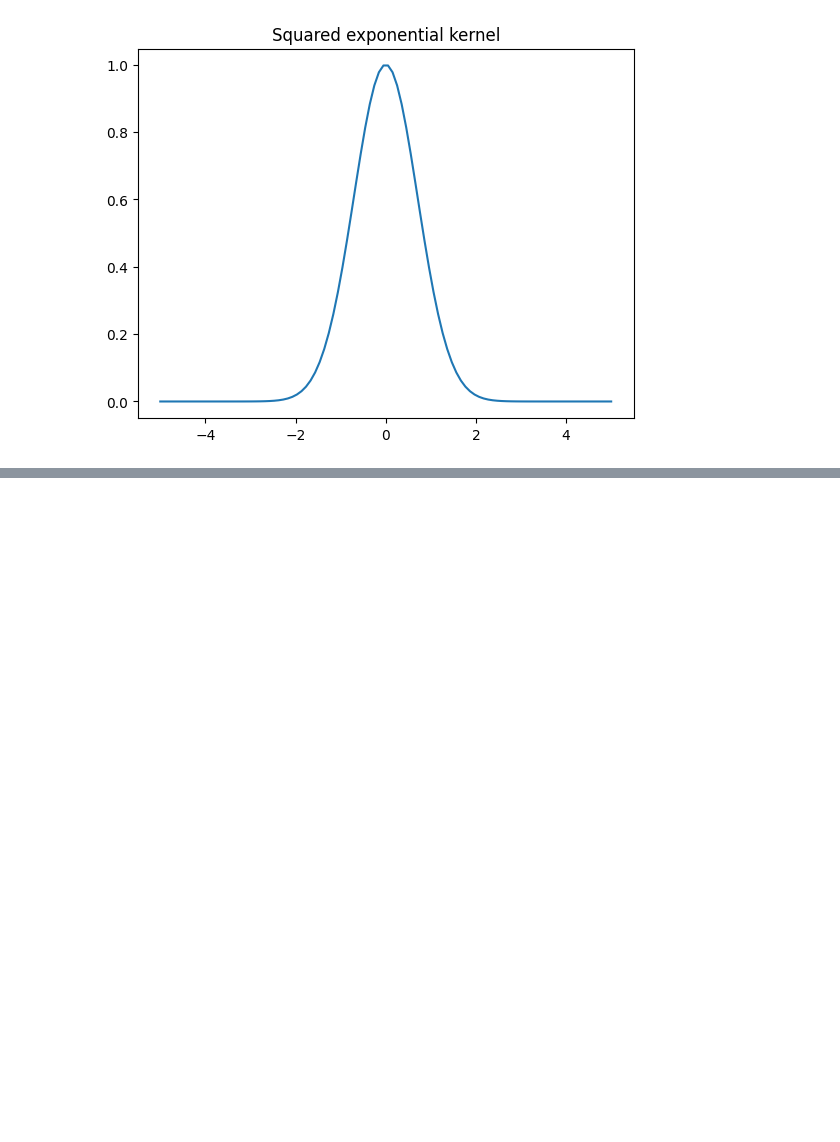
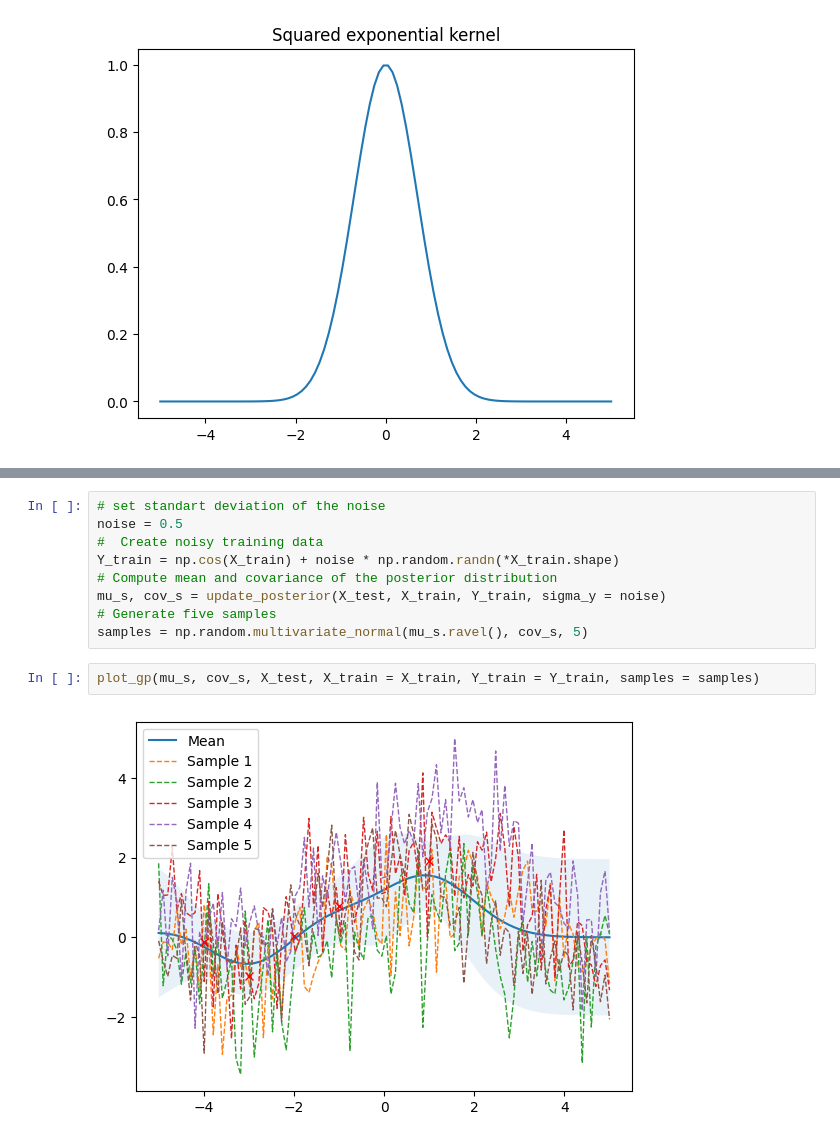
Before and after one commit to JuanMtzQ/BayesianOptimization, a Jupyter notebook: 2_GaussianProcess.ipynb, the cells around one changed output, grey strips where cells are left out. Saved outputs shown, nothing was run; the diff lists cells and outputs as text; blank space fills up the shorter version.

```diff
--- a/2_GaussianProcess.ipynb
+++ b/2_GaussianProcess.ipynb
@@ -24,0 +147,13 @@ np.exp(-10^2)
+# %%
+# set standart deviation of the noise
+noise = 0.5
+#  Create noisy training data
+Y_train = np.cos(X_train) + noise * np.random.randn(*X_train.shape)
+# Compute mean and covariance of the posterior distribution
+mu_s, cov_s = update_posterior(X_test, X_train, Y_train, sigma_y = noise)
+# Generate five samples
+samples = np.random.multivariate_normal(mu_s.ravel(), cov_s, 5)
+# %%
+plot_gp(mu_s, cov_s, X_test, X_train = X_train, Y_train = Y_train, samples = samples)
+# %% [output]
+[figure, added]
```
Also changed, not shown: parts of 31 cells of this notebook.
